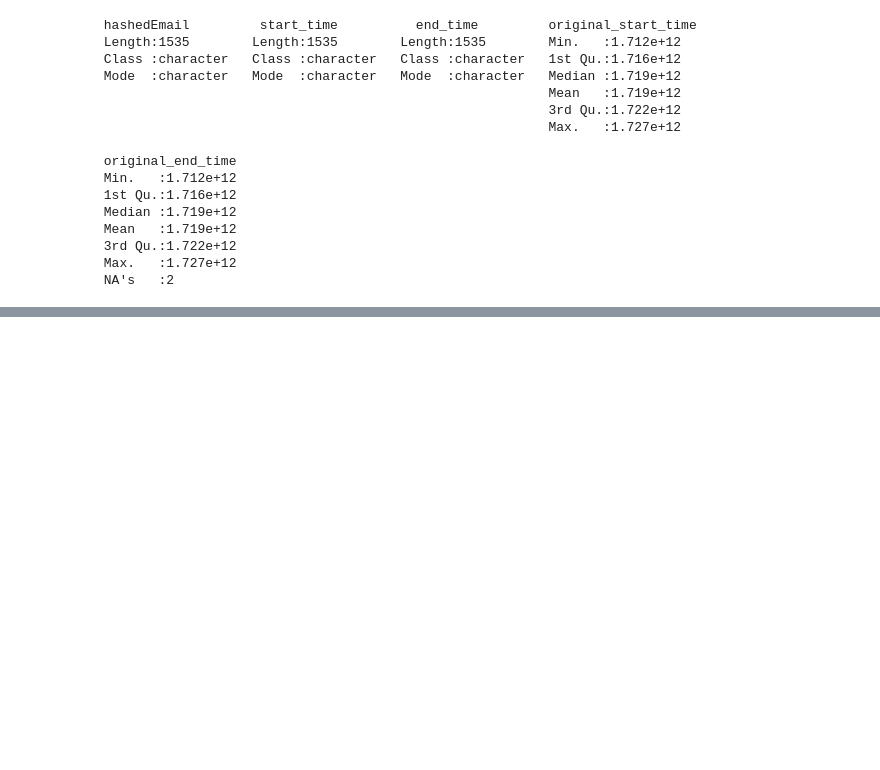
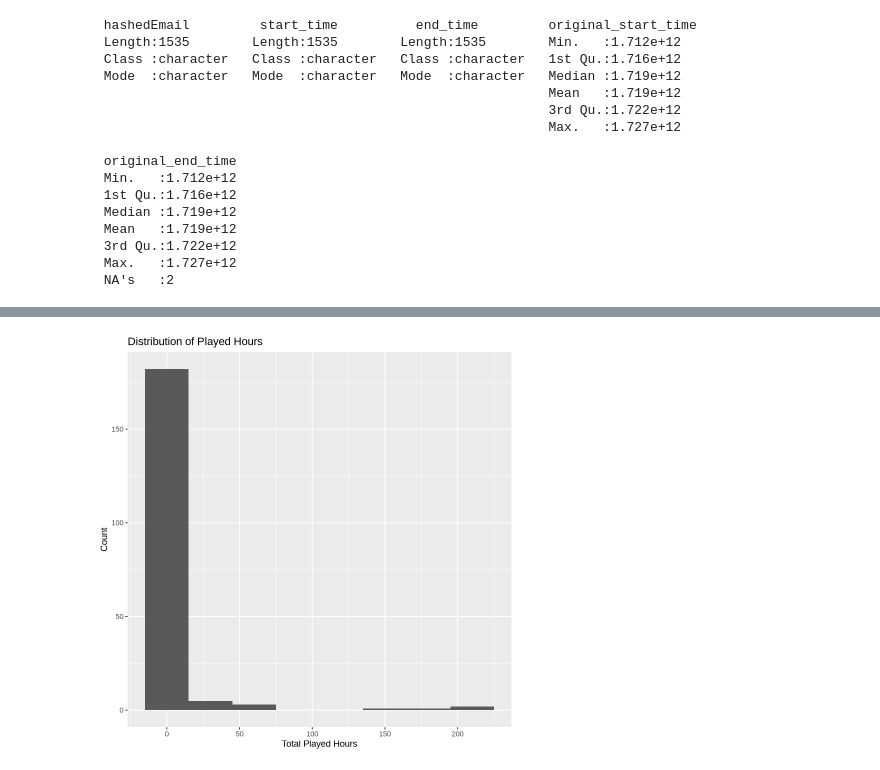
Before and after one commit to sophwaz/DSCI-100-group008-2, a Jupyter notebook: individual_planning_report.ipynb, the cells around one changed output, grey strips where cells are left out. Saved outputs shown, nothing was run; the diff lists cells and outputs as text; code cells hidden in the pictures; blank space fills up the shorter version.

```diff
--- a/individual_planning_report.ipynb
+++ b/individual_planning_report.ipynb
@@ -130,0 +196,10 @@ The data in the "players" dataset will be used to address the specific question
+# %%
+players_histogram <- ggplot(players, aes(x = played_hours)) +
+                    geom_histogram(binwidth = 30) +
+                    labs(x = "Total Played Hours",
+                         y = "Count",
+                         title = "Distribution of Played Hours")
+
+players_histogram
+# %% [output]
+[figure, added]
```
Also changed, not shown: parts of 8 cells of this notebook.
